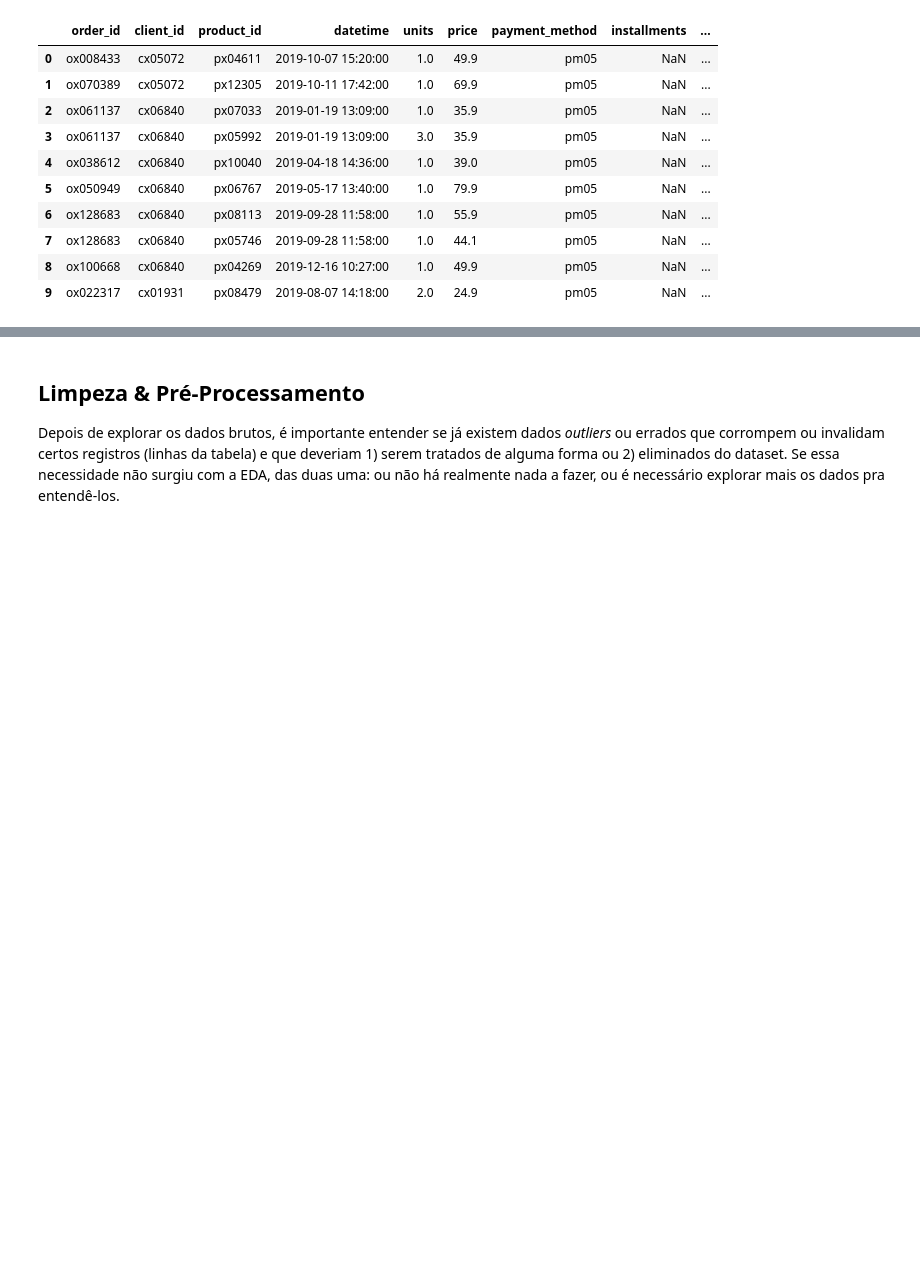
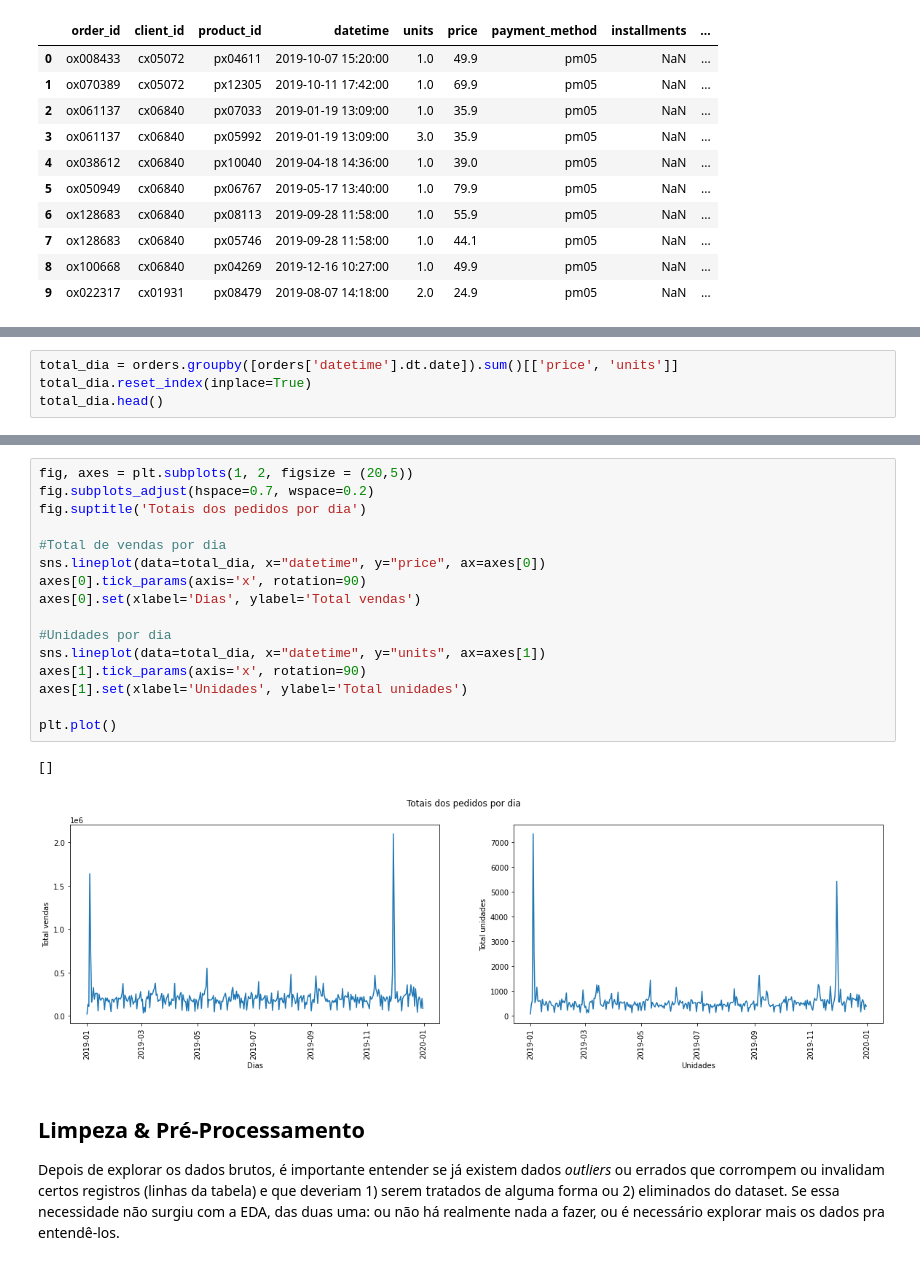
Before and after one commit to casjunior93/Desafio-Tera---Ensemble, a Jupyter notebook: Desafio_Assinado_Luizalabs_Ensembles.ipynb, the cells around one changed output, grey strips where cells are left out. Cells and saved outputs as stored; diff of their text form; blank space fills up the shorter version.

```diff
--- a/Desafio_Assinado_Luizalabs_Ensembles.ipynb
+++ b/Desafio_Assinado_Luizalabs_Ensembles.ipynb
@@ -585,0 +595,4 @@ plt.show();
+# %%
+total_dia = orders.groupby([orders['datetime'].dt.date]).sum()[['price', 'units']]
+total_dia.reset_index(inplace=True)
+total_dia.head()
@@ -586,3 +606,22 @@ plt.show();
+# %%
+fig, axes = plt.subplots(1, 2, figsize = (20,5))
+fig.subplots_adjust(hspace=0.7, wspace=0.2)
+fig.suptitle('Totais dos pedidos por dia')
+
+#Total de vendas por dia
+sns.lineplot(data=total_dia, x="datetime", y="price", ax=axes[0])
+axes[0].tick_params(axis='x', rotation=90)
+axes[0].set(xlabel='Dias', ylabel='Total vendas')
+
+#Unidades por dia
+sns.lineplot(data=total_dia, x="datetime", y="units", ax=axes[1])
+axes[1].tick_params(axis='x', rotation=90)
+axes[1].set(xlabel='Unidades', ylabel='Total unidades')
+
+plt.plot()
+# %% [output]
+[]
+[figure, added]
 # %% [markdown]
 ## Limpeza & Pré-Processamento
 
```
Also changed, not shown: parts of 11 cells of this notebook.
